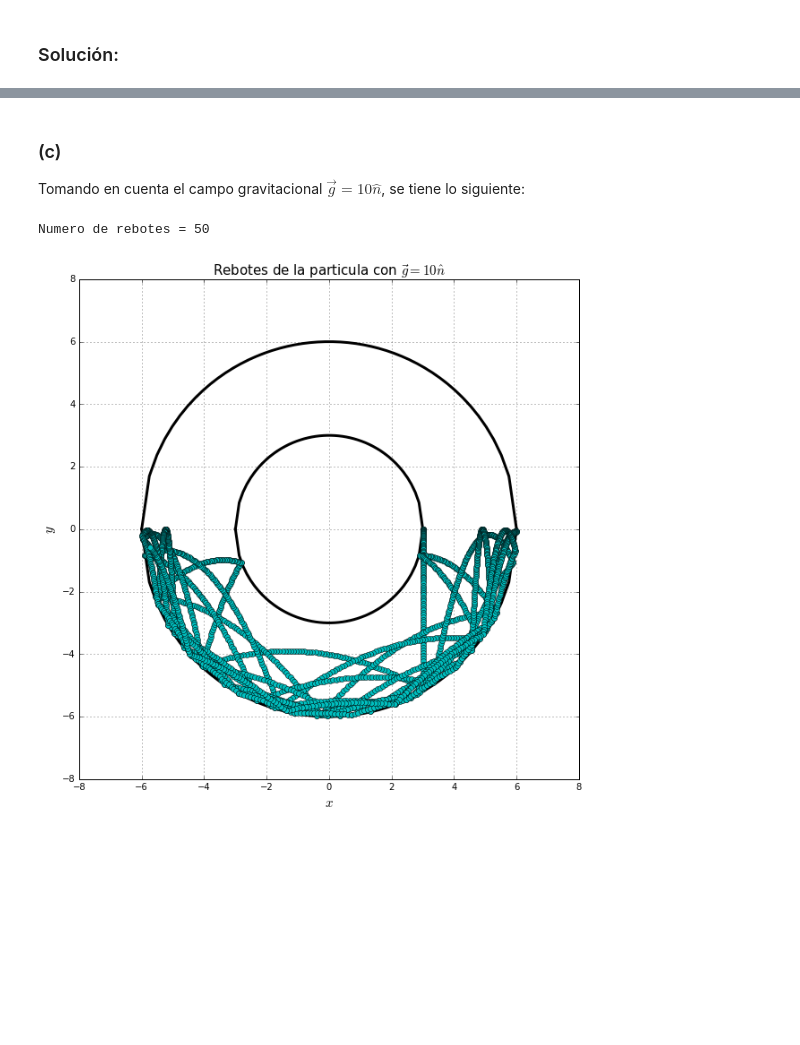
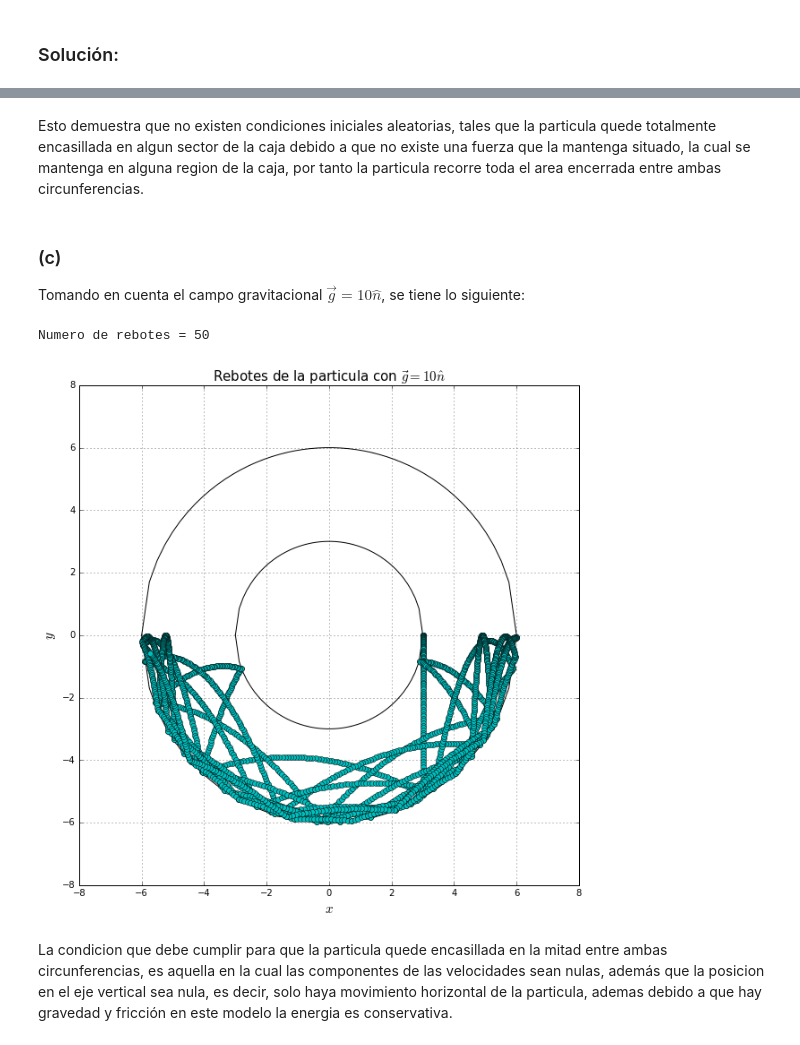
Before and after one commit to iselplabo93/Examenes, a Jupyter notebook: Examen1.ipynb, the cells around one changed output, grey strips where cells are left out. Saved outputs shown, nothing was run; the diff lists cells and outputs as text; code cells hidden in the pictures; blank space fills up the shorter version.

```diff
--- a/Examen1.ipynb
+++ b/Examen1.ipynb
@@ -618,26 +697,27 @@ Numero de rebotes = 96
+# %% [markdown]
+Esto demuestra que no existen condiciones iniciales aleatorias, tales que la particula quede totalmente encasillada en algun sector de la caja debido a que no existe una fuerza que la mantenga situado, la cual se mantenga en alguna region de la caja, por tanto la particula recorre toda el area encerrada entre ambas circunferencias.
 # %% [markdown]
 ### (c)
 Tomando en cuenta el campo gravitacional $\vec{g}=10\hat{n}$, se tiene lo siguiente:
 # %%
 #Se grafican las trayectorias de los rebotes dados por la particula en caja circular
 #de tal manera que la gravedad es nula
 fig=figure(figsize=(10,10))
 xlim([-8,8]),ylim([-8,8])
 a=3 #radio de la circunferencia interior
 b=2*a #radio de la circunferencia exterior
 sol=caja_circ(3,0,0,0,3000,10,a,b) #condiciones iniciales arbitrarias para caja circular
 #Se grafica la caja circular
 x,y,u,v=linspace(-b,b),linspace(-b,b),linspace(-a,a),linspace(-a,a)
-plot(x,sqrt(-x**2+b**2),'black',linewidth=3)
-plot(y,-sqrt(-y**2+b**2),'black',linewidth=3)
-plot(u,sqrt(-u**2+a**2),'black',linewidth=3)
-plot(v,-sqrt(-v**2+a**2),'black',linewidth=3)
+plot(x,sqrt(-x**2+b**2),'black'),plot(y,-sqrt(-y**2+b**2),'black'),plot(u,sqrt(-u**2+a**2),'black'),plot(v,-sqrt(-v**2+a**2),'black')
 plot(sol[0],sol[1],'-o',color='c') #grafica los puntos de la trayectoria
 xlabel('$x$',fontsize=15)
 ylabel('$y$',fontsize=15)
 grid(True)
 title('Rebotes de la particula con $\\vec{g}=10\\hat{n}$',fontsize=15)
 show()
 # %% [output]
 Numero de rebotes = 50
-[figure, old version]
+[figure, new version]
+# %% [markdown]
+La condicion que debe cumplir para que la particula quede encasillada en la mitad entre ambas circunferencias, es aquella en la cual las componentes de las velocidades sean nulas, además que la posicion en el eje vertical sea nula, es decir, solo haya movimiento horizontal de la particula, ademas debido a que hay gravedad y fricción en este modelo la energia es conservativa.
```
Also changed, not shown: parts of 6 cells of this notebook.
